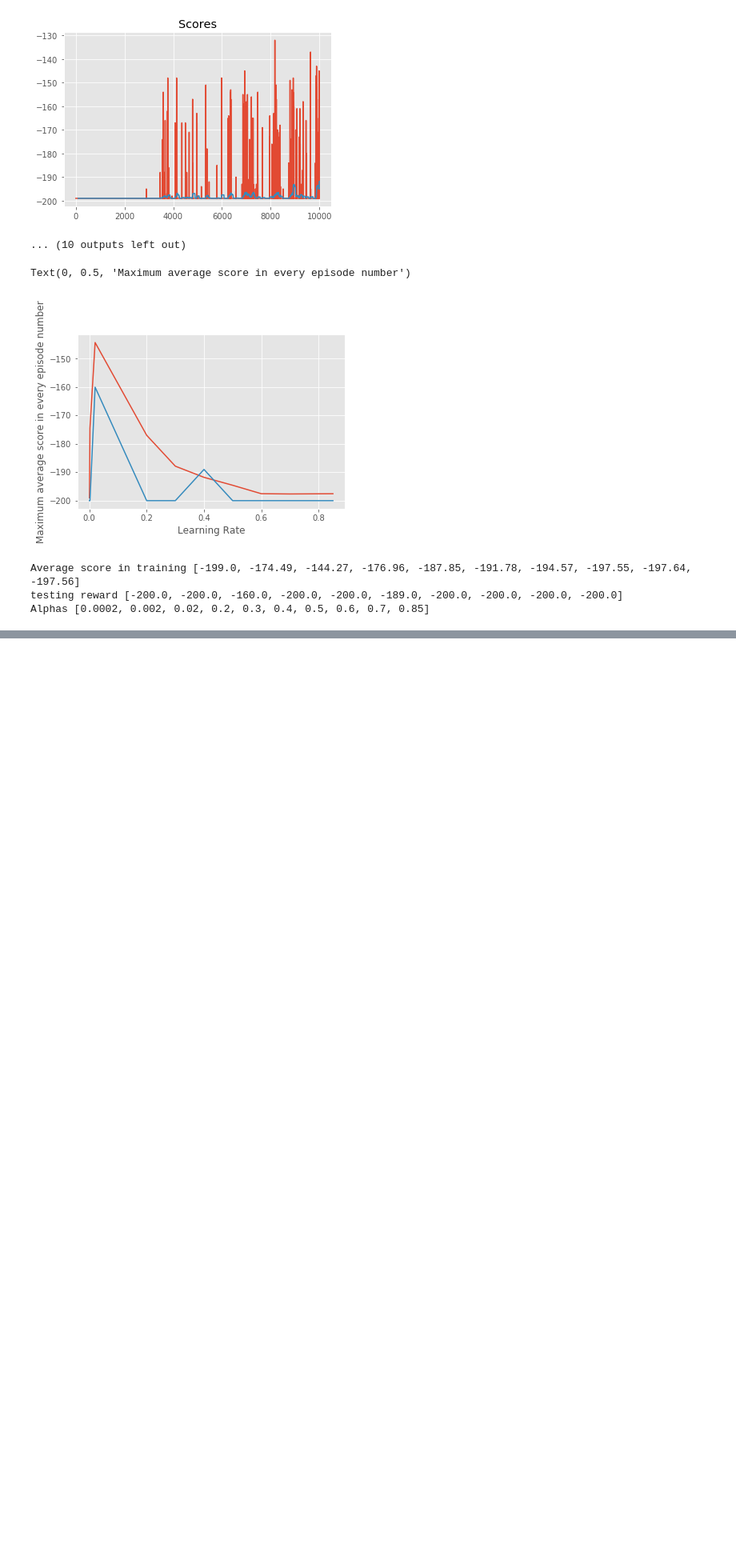
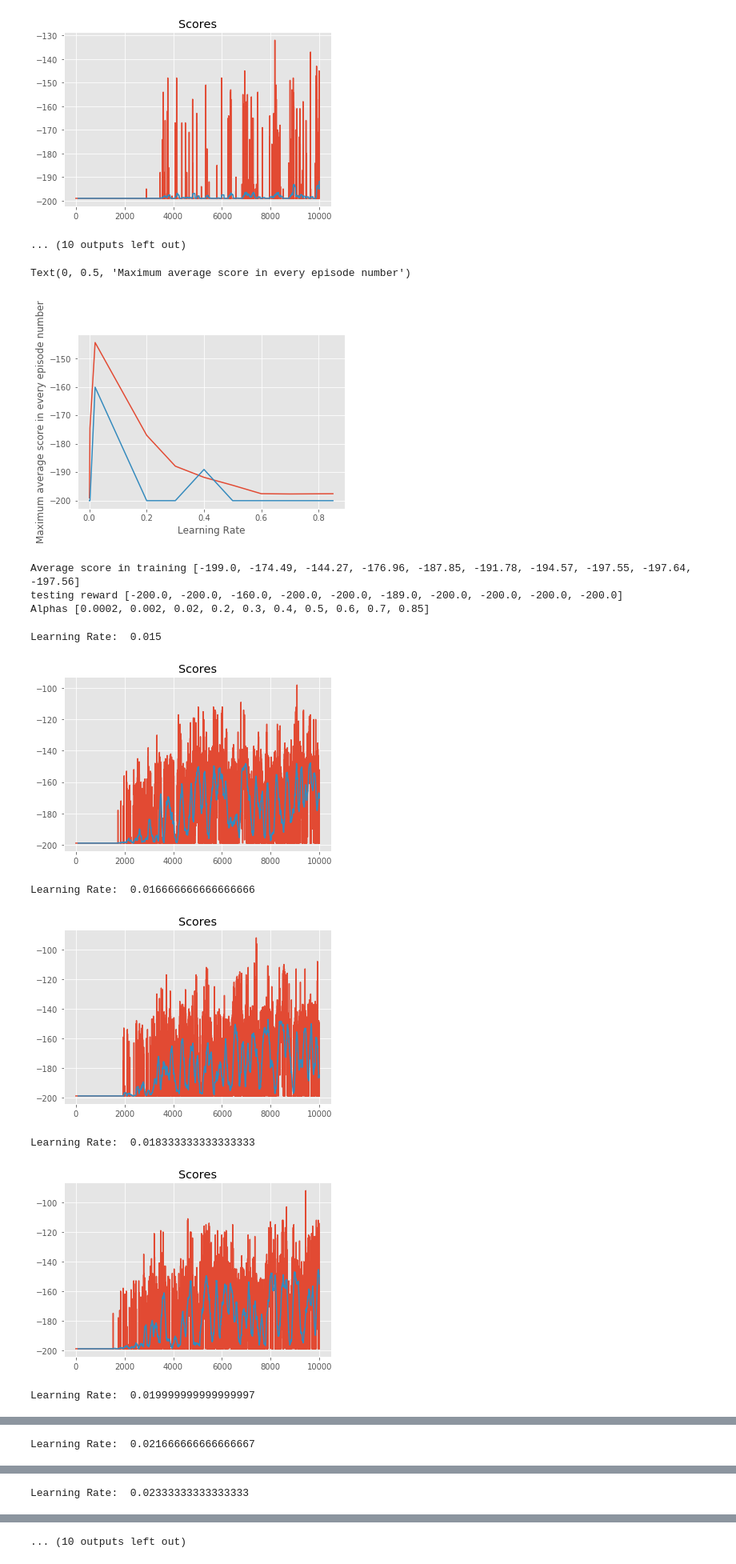
Before and after one commit to TasneemOmara/Mountain-Car-Problem, a Jupyter notebook: MountainCarQLearning.ipynb, the cells around one changed output, grey strips where cells are left out. Shown at 80% size. Cells and saved outputs as stored; diff of their text form; code cells hidden in the pictures; blank space fills up the shorter version.

```diff
--- a/MountainCarQLearning.ipynb
+++ b/MountainCarQLearning.ipynb
@@ -516,23 +517,32 @@ Average score in training [-199.0, -174.49, -144.27, -176.96, -187.85, -191.78,
 testing reward [-200.0, -200.0, -160.0, -200.0, -200.0, -189.0, -200.0, -200.0, -200.0, -200.0]
 Alphas [0.0002, 0.002, 0.02, 0.2, 0.3, 0.4, 0.5, 0.6, 0.7, 0.85]
 # %%
-"Second, we will fix 10000 iterations for 15 trials, and will vary learning rates"
+" episodes = 1000, bins = (10,10), discount factor = 0.99, epsilon = 0.9995"
+" learning rate ranges from 0.015 to 0.03)"
 
 max_avg_score_training = []
 score_testing = []
-alphas = np.linspace(0.019, 0.03, num=10)
+alphas = np.linspace(0.015, 0.03, num=10)
 
 for alpha in alphas:
     Q, scores, max_avg_score = q_learning_discrete(env, 10000, alpha = alpha)
     max_avg_score_training.append(max_avg_score)
     score_test = test_algorithm(env, Q)
     score_testing.append(score_test)
     print ("Learning Rate: ", alpha)
     plot_scores(scores)
 
-plt.plot(bins_arr, max_avg_score_training)
+plt.plot(alphas, max_avg_score_training)
 plt.xlabel('Learning Rate')
 plt.ylabel('Maximum average score in every episode number')
-plt.plot(bins_arr, score_testing)
+plt.plot(alphas, score_testing)
 plt.xlabel('Learning Rate')
 plt.ylabel('Maximum average score in every episode number')
+# %% [output]
+Learning Rate:  0.015
+[figure, added]
+Learning Rate:  0.016666666666666666
+[figure, added]
+Learning Rate:  0.018333333333333333
+[figure, added]
+Learning Rate:  0.019999999999999997
@@ -538,0 +550 @@ plt.ylabel('Maximum average score in every episode number')
+Learning Rate:  0.021666666666666667
@@ -538,0 +552 @@ plt.ylabel('Maximum average score in every episode number')
+Learning Rate:  0.02333333333333333
@@ -538,0 +554 @@ plt.ylabel('Maximum average score in every episode number')
+... (10 outputs left out)
```
Also changed, not shown: parts of 10 cells of this notebook.
